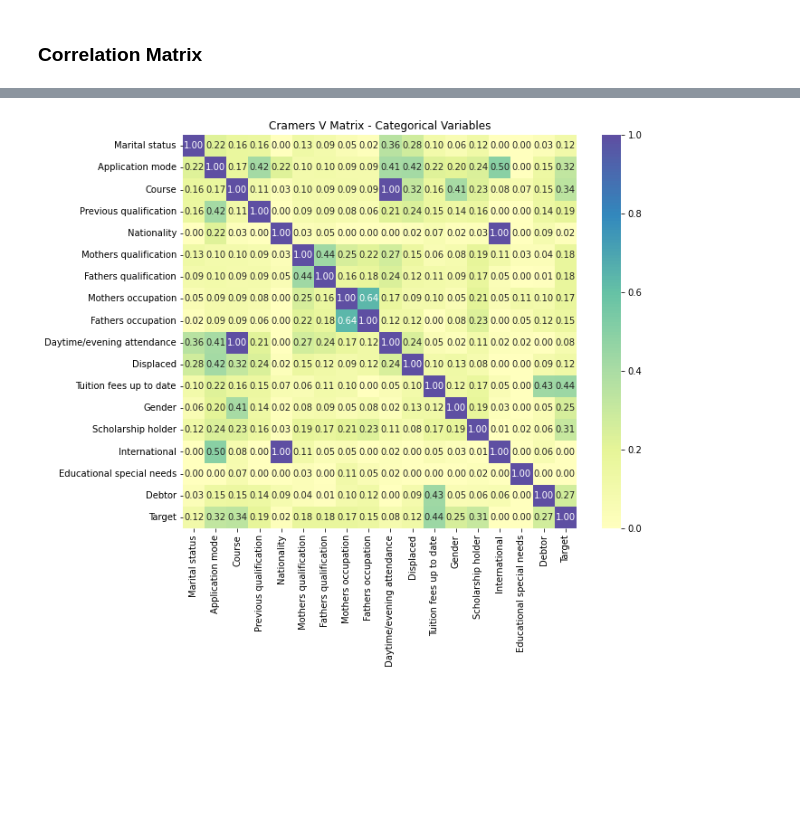
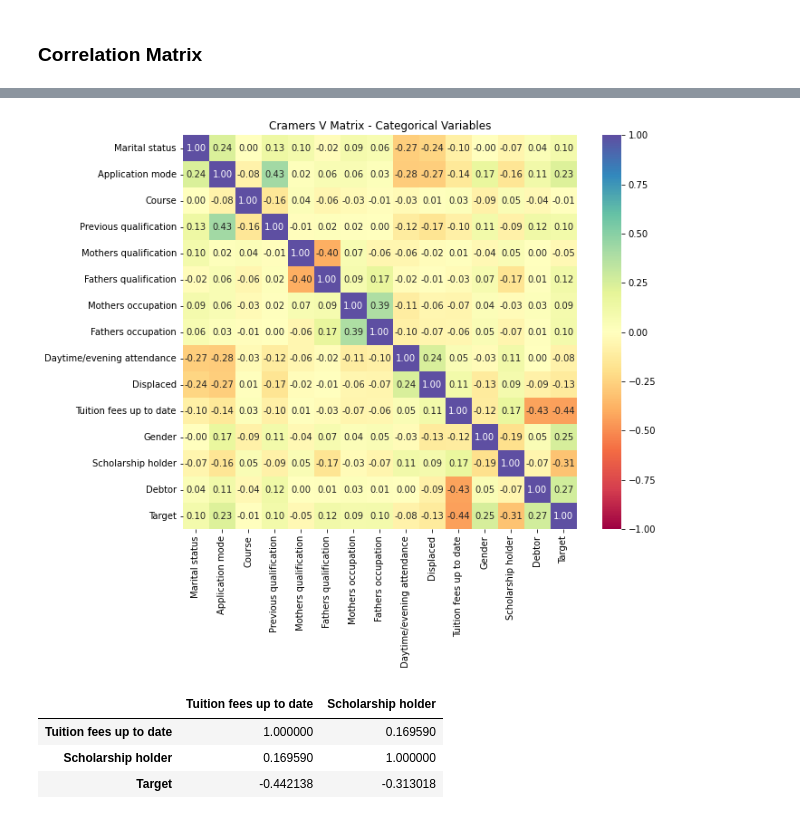
Before and after one commit to KatiaAlbito/university_dropout, a Jupyter notebook: data_exploration.ipynb, the cells around one changed output, grey strips where cells are left out. Saved outputs shown, nothing was run; the diff lists cells and outputs as text; code cells hidden in the pictures; blank space fills up the shorter version.

Commit message:
end of data exploration

```diff
--- a/data_exploration.ipynb
+++ b/data_exploration.ipynb
@@ -256,18 +256,21 @@ print(len(df0))
 # %% [markdown]
 ### Chi-square Categorical vs. Target
 # %%
-df_P = pd.DataFrame({'Variable':cat_vars[:-1]})
+df_P = pd.DataFrame({'variable':cat_vars[:-1]})
 
-Value=[]
+p_values=[]
 for i in cat_vars[:-1]:
 
 # Performing test for Variable: Debtor
     CrosstabResult=pd.crosstab(index=df0[i],columns=df0['Target'])
 
     ChiSqResult = chi2_contingency(CrosstabResult)
-    Value.append(ChiSqResult[1])
+    p_values.append(ChiSqResult[1])
 
-df_P['P_Value']=Value
+df_P['pvalue'] = p_values
+p_val = 0.01
+df_P.loc[df_P['pvalue']< p_val,'test_result'] = 1
+df_P.loc[df_P['pvalue']>= p_val,'test_result'] = 0
 
 df_P
 # %% [output]
@@ -292,2 +295,10 @@ df_P
 # %% [markdown]
 ### Correlation Matrix
+# %%
+cont_vars_statistically_significant = np.array(test_results[test_results['test_result'] == 1]['variable'])
+cat_vars_statistically_significant = np.array(df_P[df_P['test_result'] == 1]['variable'])
+print(cont_vars_statistically_significant)
+print(len(cont_vars)-len(cont_vars_statistically_significant))
+print('----------------')
+print(cat_vars_statistically_significant)
+print(len(cat_vars[:-1])-len(cat_vars_statistically_significant))
@@ -321,8 +361,8 @@ plt.show()
 # %%
 # Categorical Matrix
 # Generate Cramer's V association plot
 fig, ax2 = plt.subplots(figsize=(10, 8))
-cramers_v = associations(df0_names[cat_vars], nom_nom_assoc='cramer', cmap='Spectral', ax=ax2, title='Cramers V Matrix - Categorical Variables')
+cramers_v = associations(df0[np.append(cat_vars_statistically_significant, ['Target']) ], nom_nom_assoc='cramer', cmap='Spectral', ax=ax2, title='Cramers V Matrix - Categorical Variables')
 plt.show()
 # %% [output]
-[figure, old version]
+[figure, new version]
@@ -329,3 +371,11 @@ plt.show()
+# %%
+cat_corr_matrix = cramers_v.get('corr')
+cat_corr_matrix[np.abs(cat_corr_matrix['Target'])>= 0.3][['Tuition fees up to date','Scholarship holder']]
+# %% [output]
+|  | Tuition fees up to date | Scholarship holder |
+| Tuition fees up to date | 1.000000 | 0.169590 |
+| Scholarship holder | 0.169590 | 1.000000 |
+| Target | -0.442138 | -0.313018 |
 # %%
 fig, ax2 = plt.subplots(figsize=(20,15))
 associations(df0,
```
Also changed, not shown: parts of 8 cells of this notebook.
